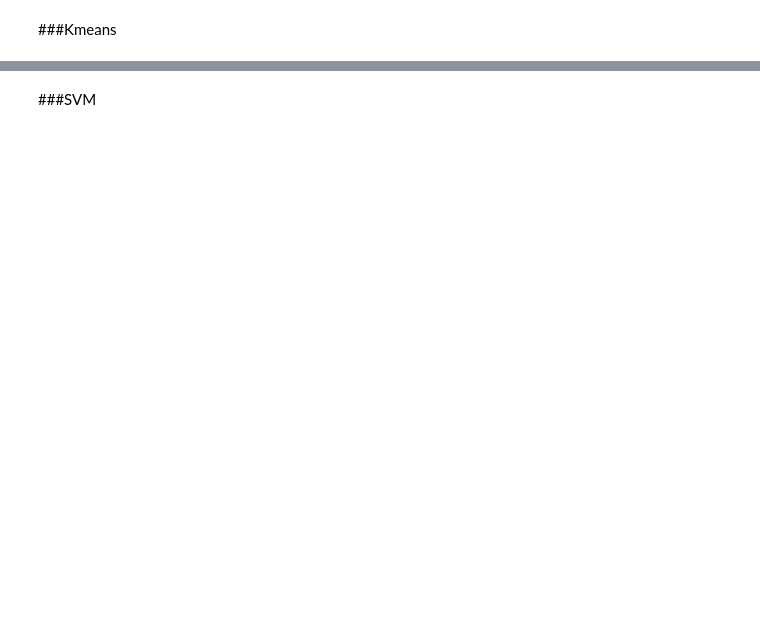
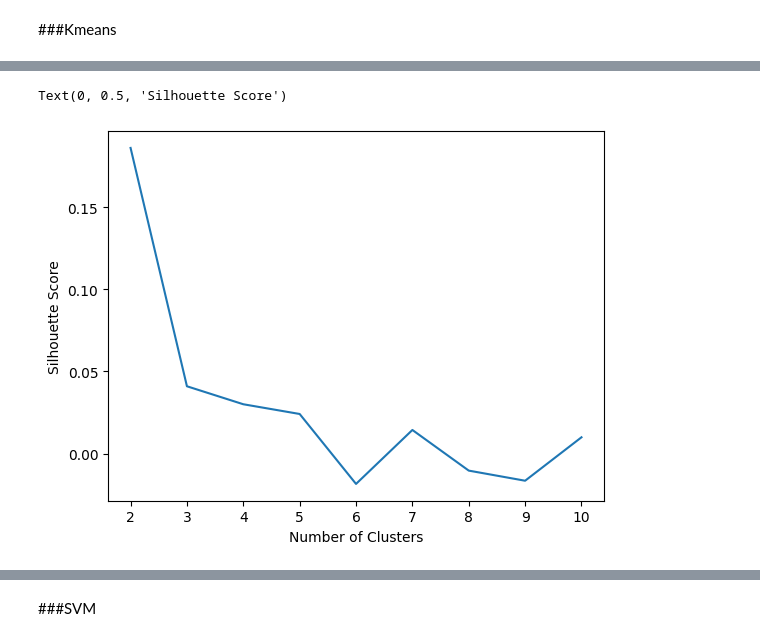
Before and after one commit to Debapriya-Tula/Metastatic-tissue-classification, a Jupyter notebook: Udbhav_BIOENGR_M209_Project_Code.ipynb, the cells around one changed output, grey strips where cells are left out. Drawn from its saved outputs; the diff is of its cells as text; code cells hidden in the pictures; blank space fills up the shorter version.

```diff
--- a/Udbhav_BIOENGR_M209_Project_Code.ipynb
+++ b/Udbhav_BIOENGR_M209_Project_Code.ipynb
@@ -691,0 +783,19 @@ print(y_train)
+# %%
+from sklearn.cluster import MiniBatchKMeans
+from sklearn.metrics import silhouette_score
+k_list = []
+silhouette_score_list = []
+k_means_score = []
+for i in range(2,11):
+  k_list.append(i)
+  kmeans = MiniBatchKMeans(n_clusters = i)
+  kmeans.fit(x_train)
+  silhouette_score_list.append(silhouette_score(x_train, kmeans.labels_))
+  k_means_score.append(kmeans.score(x_train))
+# %%
+plt.plot(k_list, silhouette_score_list)
+plt.xlabel("Number of Clusters")
+plt.ylabel("Silhouette Score")
+# %% [output]
+Text(0, 0.5, 'Silhouette Score')
+[figure, added]
```
Also changed, not shown: parts of 32 cells of this notebook.
